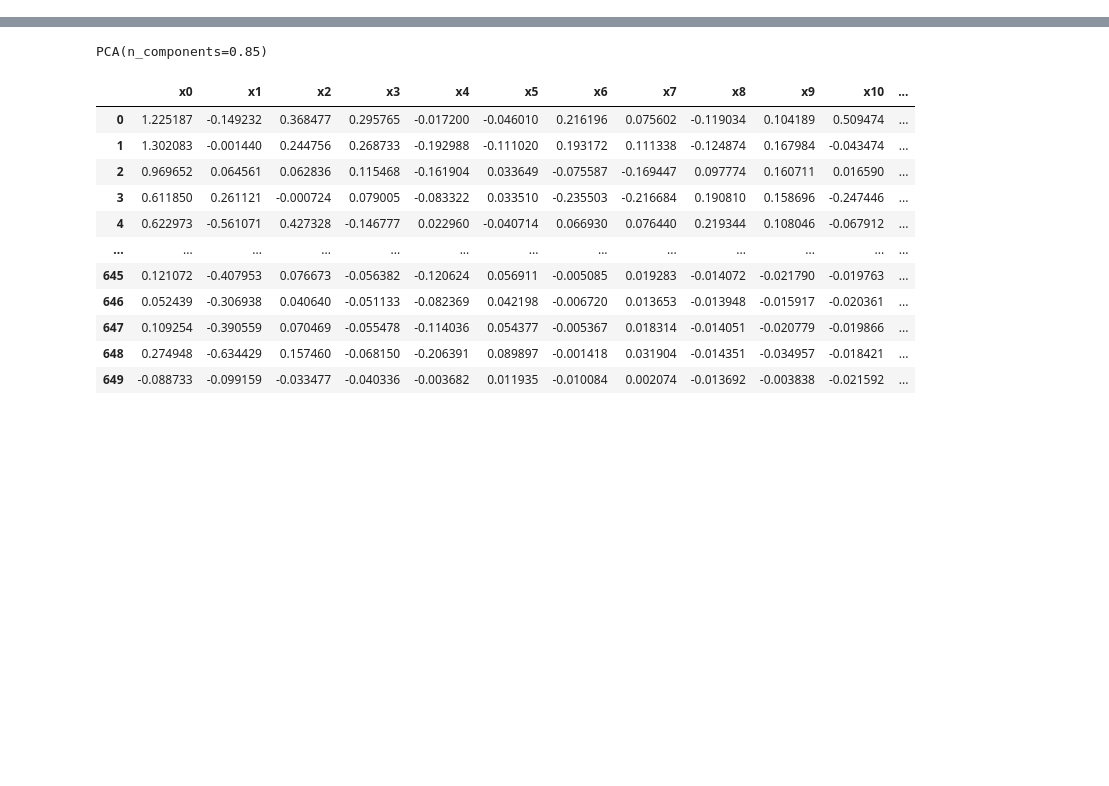
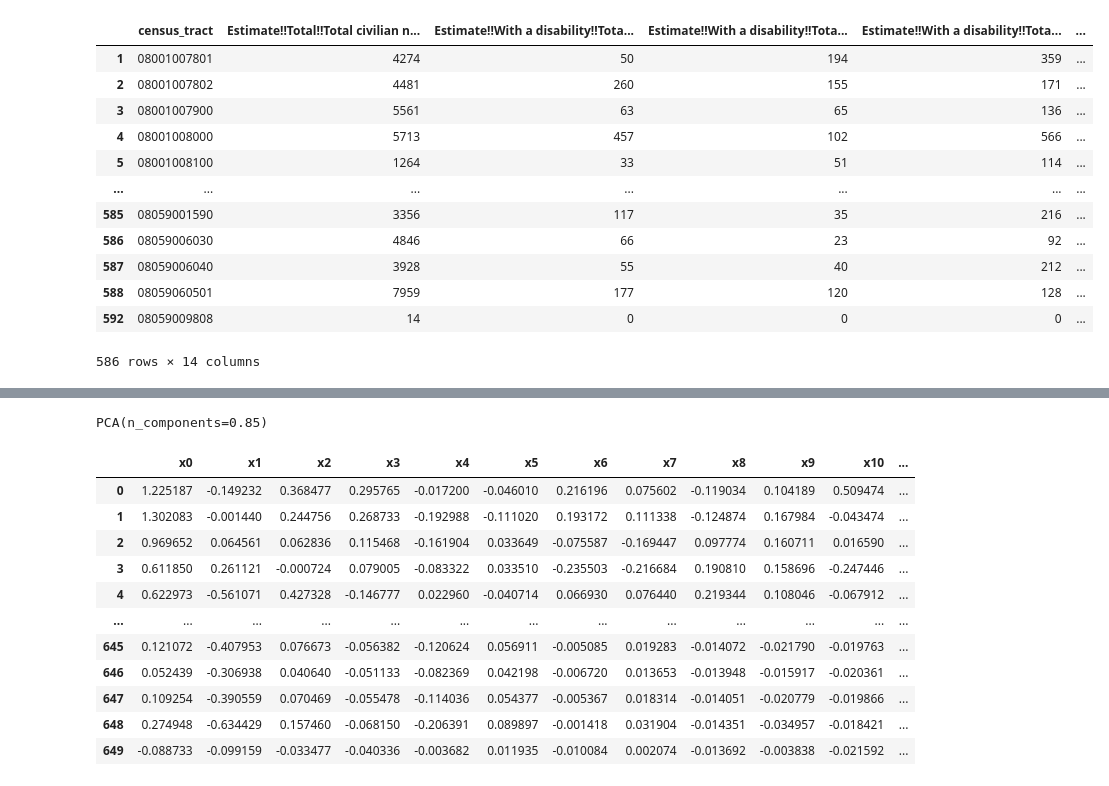
Before and after one commit to b-o-l-l-a/aes-eeng415, a Jupyter notebook: healthcare_project/preprocessing.ipynb, the cells around one changed output, grey strips where cells are left out. Drawn from its saved outputs; the diff is of its cells as text; code cells hidden in the pictures; blank space fills up the shorter version.

```diff
--- a/healthcare_project/preprocessing.ipynb
+++ b/healthcare_project/preprocessing.ipynb
@@ -153,3 +157,21 @@ educational_attainment_df_w_percentages = transform_counts_into_percentages(
     'Estimate!!Total!!AGE BY EDUCATIONAL ATTAINMENT!!Population 25 years and over',
     [col for col in educational_attainment_df.columns if col not in [CENSUS_TRACT_COLNAME, 'Estimate!!Total!!AGE BY EDUCATIONAL ATTAINMENT!!Population 25 years and over']]
 )
+
+age_df_w_percentages = transform_counts_into_percentages(
+    age_df,
+    'Estimate!!Total!!Total population',
+    [col for col in age_df.columns if 'SELECTED AGE CATEGORIES' in col]
+)
+
+units_in_structure_df_w_percentages = transform_counts_into_percentages(
+    units_in_structure_df,
+    'Estimate!!Total:',
+    [col for col in units_in_structure_df.columns if col.startswith('Estimate!!Total:!!')]
+)
+
+disability_df_w_percentages = transform_counts_into_percentages(
+    disability_df,
+    'Estimate!!Total!!Total civilian noninstitutionalized population',
+    [col for col in disability_df.columns if col.startswith('Estimate!!With a disability!!')]
+)
@@ -172,3 +178,19 @@ educational_attainment_df_w_percentages
+# %%
+disability_df_w_percentages
+# %% [output]
+|  | census_tract | Estimate!!Total!!Total civilian n... | Estimate!!With a disability!!Tota... | Estimate!!With a disability!!Tota... | Estimate!!With a disability!!Tota... | ... |
+| 1 | 08001007801 | 4274 | 50 | 194 | 359 | ... |
+| 2 | 08001007802 | 4481 | 260 | 155 | 171 | ... |
+| 3 | 08001007900 | 5561 | 63 | 65 | 136 | ... |
+| 4 | 08001008000 | 5713 | 457 | 102 | 566 | ... |
+| 5 | 08001008100 | 1264 | 33 | 51 | 114 | ... |
+| ... | ... | ... | ... | ... | ... | ... |
+| 585 | 08059001590 | 3356 | 117 | 35 | 216 | ... |
+| 586 | 08059006030 | 4846 | 66 | 23 | 92 | ... |
+| 587 | 08059006040 | 3928 | 55 | 40 | 212 | ... |
+| 588 | 08059060501 | 7959 | 177 | 120 | 128 | ... |
+| 592 | 08059009808 | 14 | 0 | 0 | 0 | ... |
+586 rows × 14 columns
 # %%
 income_df_w_percentages.rename({'Total:':'income_total_count'}, axis=1, inplace=True)
 race_df_w_percentages.rename({'Population of one race:':'race_total_count'}, axis=1, inplace=True)
```
Also changed, not shown: parts of 15 cells of this notebook, 14 other files.
